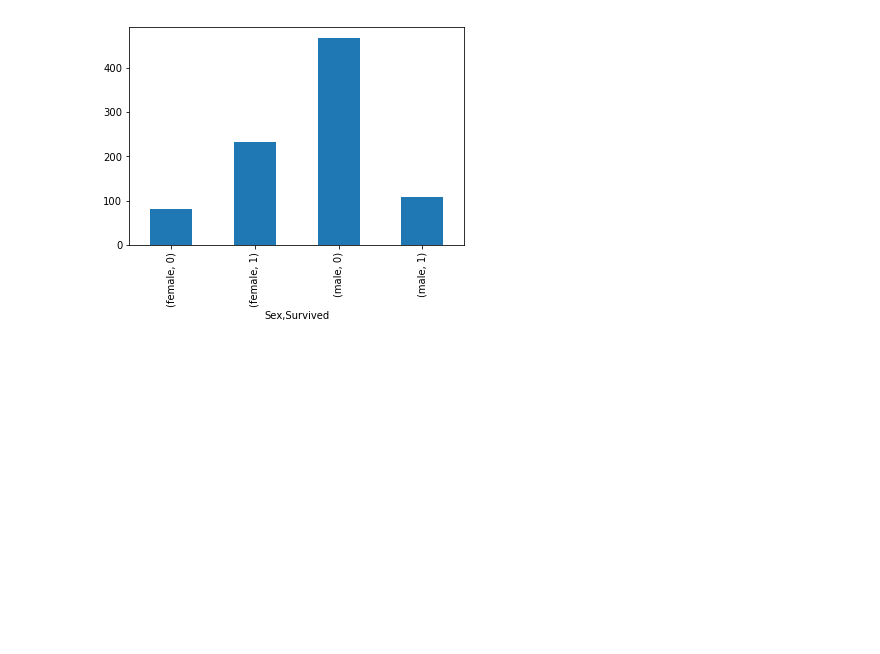
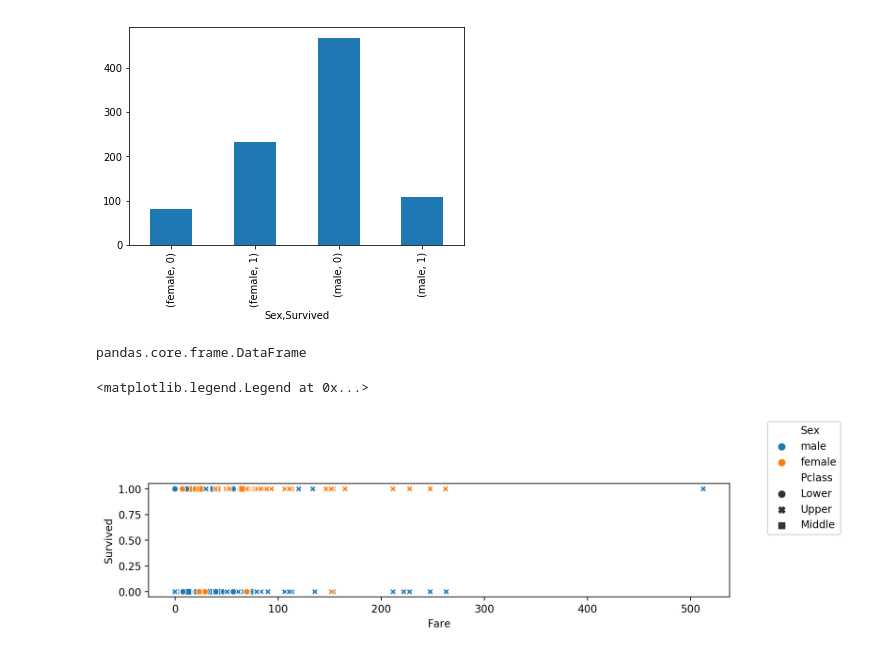
Before and after one commit to yogeshpv/DataScience, a Jupyter notebook: MSDS422_PracticalML/Titanic/TitanicSurvivorAnalysis.ipynb, the cells around one changed output. Drawn from its saved outputs; the diff is of its cells as text; code cells hidden in the pictures; blank space fills up the shorter version.

```diff
--- a/MSDS422_PracticalML/Titanic/TitanicSurvivorAnalysis.ipynb
+++ b/MSDS422_PracticalML/Titanic/TitanicSurvivorAnalysis.ipynb
@@ -71,0 +74,11 @@ gender_count.groupby(['Sex', 'Survived']).size().plot(kind = 'bar', stacked = 'T
+# %%
+type(data)
+# %% [output]
+pandas.core.frame.DataFrame
+# %%
+plt.figure(figsize=(10,2), dpi = 200)
+sns.scatterplot(data=data, y="Survived", x="Fare", hue="Sex", style = 'Pclass', legend = 'full')
+plt.legend(loc= 'center right', fancybox=True,bbox_to_anchor=(1.2, 1.05))
+# %% [output]
+<matplotlib.legend.Legend at 0x...>
+[figure, added]
```
Also changed, not shown: parts of 3 cells of this notebook, 2 other files.
